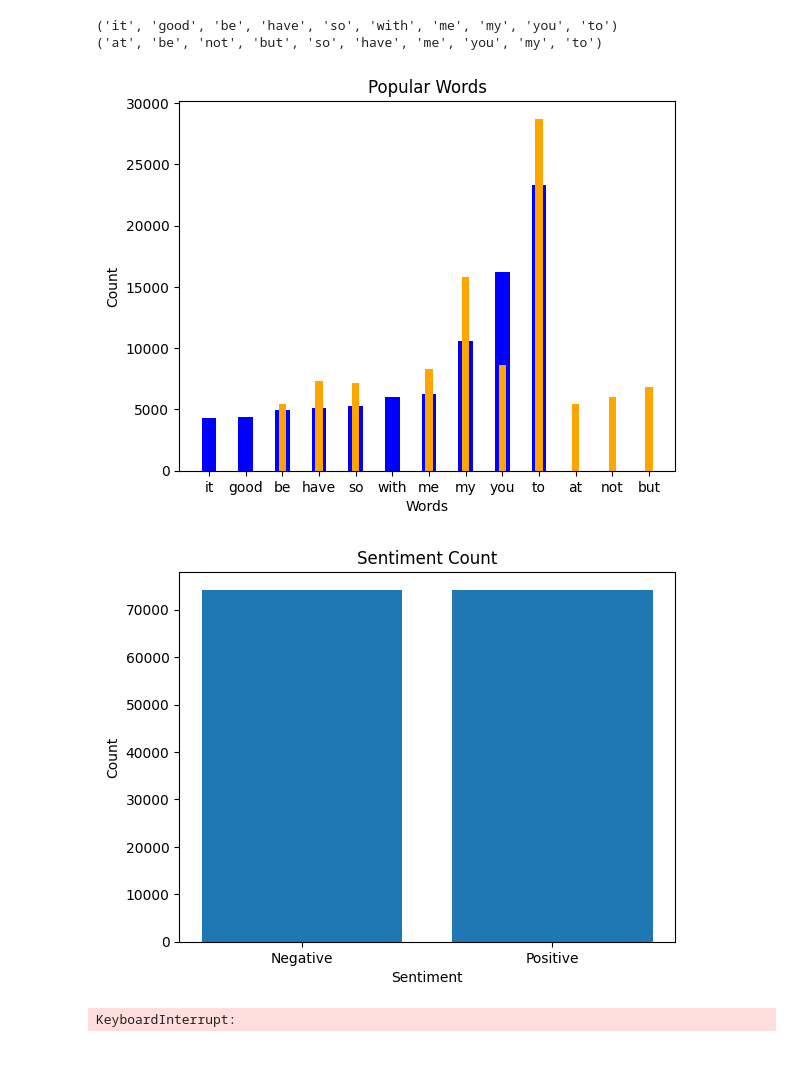
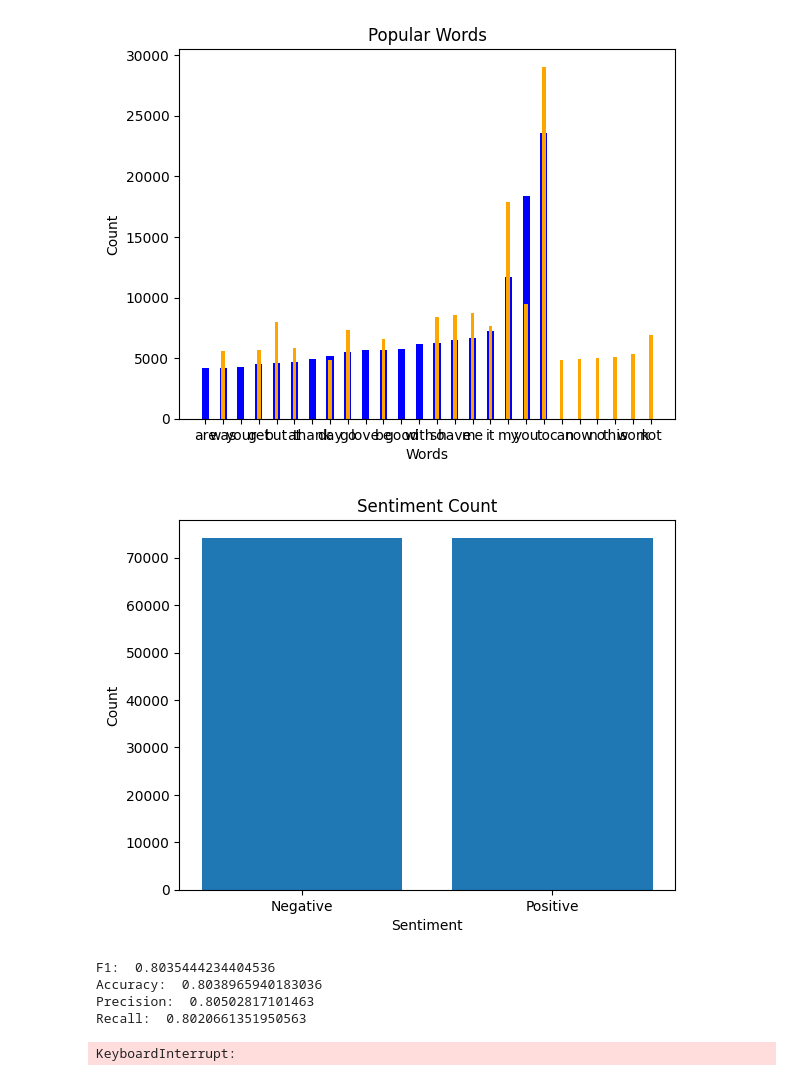
Before and after one commit to Angs12/LogisticRegressionClassifier, a Jupyter notebook: notebookae0a252da4.ipynb, the cells around one changed output. Drawn from its saved outputs; the diff is of its cells as text; code cells hidden in the pictures.

```diff
--- a/notebookae0a252da4.ipynb
+++ b/notebookae0a252da4.ipynb
@@ -19,7 +19,7 @@ def preprocess_data(arr):
     remove_numbers_regex = re.compile(r'(\b[a-zA-Z]\b)|([0-9]+)') #remove numbers/letters
     remove_hashtags_regex = re.compile(r'\b#\w+\b')
     ty_regex = re.compile(r'\bty\b')
-    stopwrd = ('the','and','of','in','is','it','on','that','for','just')
+    stopwrd = ('the','and','of','in','day','is','it','on','that','for','just')
     stopwrd_dict = Counter(stopwrd)
     for i in range(len(arr)):
         row = arr[i]
@@ -63,40 +63,36 @@ for i in range(len(arr)):
 L_pos = []
 L_neg = []
 for i in range(len(arr)):
     if arr[i][2] == 1:
         L_pos += arr[i][1].split()
     else:
         L_neg += arr[i][1].split()
 words_pos = np.array(L_pos)
 words_neg = np.array(L_neg)
 
 (words_pos,counts_pos) = np.unique(words_pos,return_counts=True)
 (words_neg,counts_neg) = np.unique(words_neg,return_counts=True)
 pos_pop_words = sorted(list(zip(words_pos,counts_pos)),key= lambda tuple: tuple[1])
 neg_pop_words = sorted(list(zip(words_neg,counts_neg)),key= lambda tuple: tuple[1])
-words_pos,counts_pos = zip(*pos_pop_words[-10:])
-words_neg,counts_neg = zip(*neg_pop_words[-10:])
-print(words_pos)
-print(words_neg)
+words_pos,counts_pos = zip(*pos_pop_words[-20:])
+words_neg,counts_neg = zip(*neg_pop_words[-20:])
 plt.figure()
 plt.bar(words_pos,counts_pos,0.4,color="blue")
 plt.bar(words_neg,counts_neg,0.2,color="orange")
 plt.title("Popular Words")
 plt.xlabel("Words")
 plt.ylabel("Count")
 plt.savefig("/kaggle/working/pop_words.png")
 
 neg_count = len(arr) - pos_count
 plt.figure()
 plt.bar(["Negative","Positive"],[neg_count,pos_count])
 plt.title("Sentiment Count")
 plt.xlabel("Sentiment")
 plt.ylabel("Count")
 plt.savefig("/kaggle/working/sentiment_count.png")
 # %% [output]
-('it', 'good', 'be', 'have', 'so', 'with', 'me', 'my', 'you', 'to')
-('at', 'be', 'not', 'but', 'so', 'have', 'me', 'you', 'my', 'to')
-[figure, old version]
+[figure, new version]
 [figure]
 # %%
 from sklearn.feature_extraction.text import TfidfVectorizer
@@ -169,7 +165,7 @@ train = load_data(train_data)
 train = remove_empty(train)
 val = load_data(val_data)
 
-vectorizer = TfidfVectorizer(lowercase=False,strip_accents='ascii',sublinear_tf=True,ngram_range = (1,5),min_df=2)
+vectorizer = TfidfVectorizer(lowercase=False,sublinear_tf=True,ngram_range = (1,6),min_df=2)
 
 clf = train_model(vectorizer,train)
 
@@ -185,7 +181,11 @@ print("Recall: ",recall_score(val_gold_labels,pred_labels))
 clf = LogisticRegression(n_jobs=-1,solver='saga')
 create_learning_curve(clf,vectorizer,train)
 # %% [output]
-KeyboardInterrupt:
+F1:  0.8035444234404536
+Accuracy:  0.8038965940183036
+Precision:  0.80502817101463
+Recall:  0.8020661351950563
+KeyboardInterrupt:
 # %%
 train_data = pd.read_csv("/kaggle/input/ai-2-deep-learning-for-nlp-homework-1/train_dataset.csv")
 test_data = pd.read_csv("/kaggle/input/ai-2-deep-learning-for-nlp-homework-1/test_dataset.csv")
```
Also changed, not shown: parts of 1 cell of this notebook.
